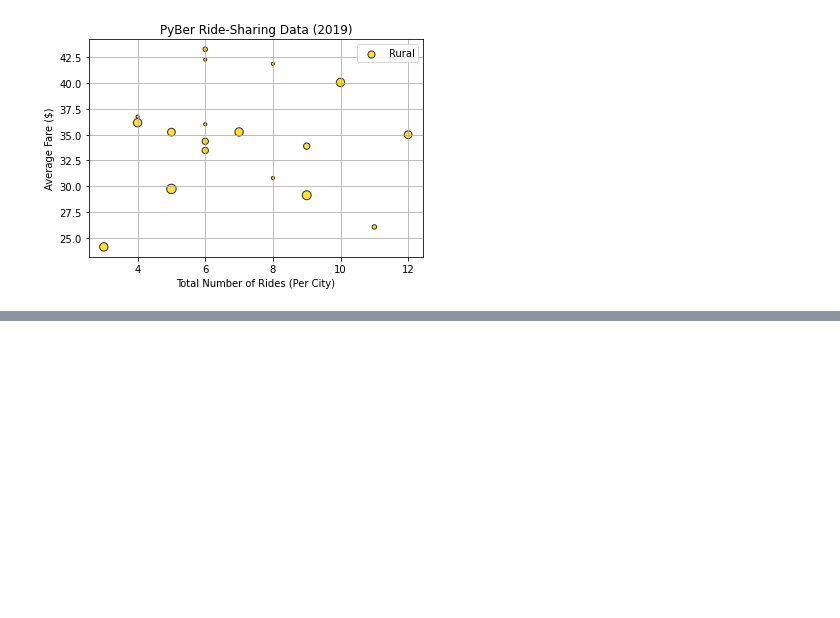
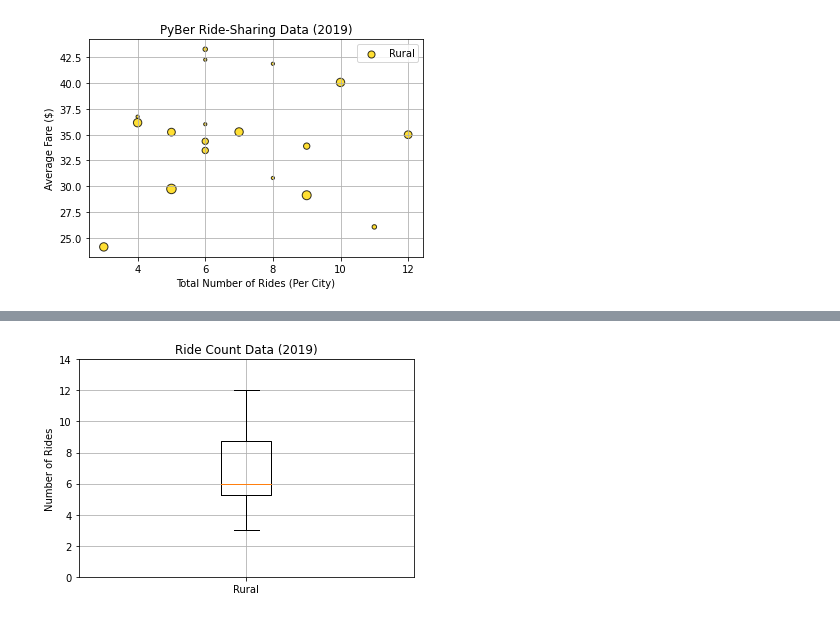
Before and after one commit to Uzbekcoder995/Py_Bear-Analysis, a Jupyter notebook: PyBer.ipynb, the cells around one changed output, grey strips where cells are left out. Cells and saved outputs as stored; diff of their text form; code cells hidden in the pictures; blank space fills up the shorter version.

```diff
--- a/PyBer.ipynb
+++ b/PyBer.ipynb
@@ -282,0 +550,14 @@ plt.show()
+# %%
+# Create a box-whisker plot for the urban cities ride count.
+x_labels = ['Rural']
+fig, ax =plt.subplots()
+ax.boxplot(rural_ride_count, labels=x_labels)
+
+# Add the title y_axis label and grid.
+ax.set_title('Ride Count Data (2019)')
+ax.set_ylabel('Number of Rides')
+ax.set_yticks(np.arange(0, 16, step=2.0))
+ax.grid()
+plt.show()
+# %% [output]
+[figure, added]
```
Also changed, not shown: parts of 32 cells of this notebook, 3 other files.
